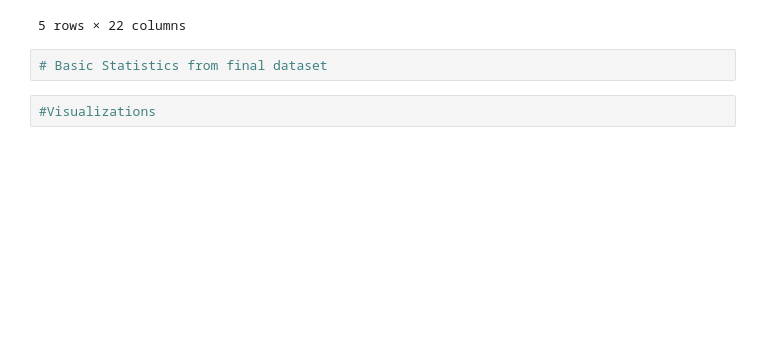
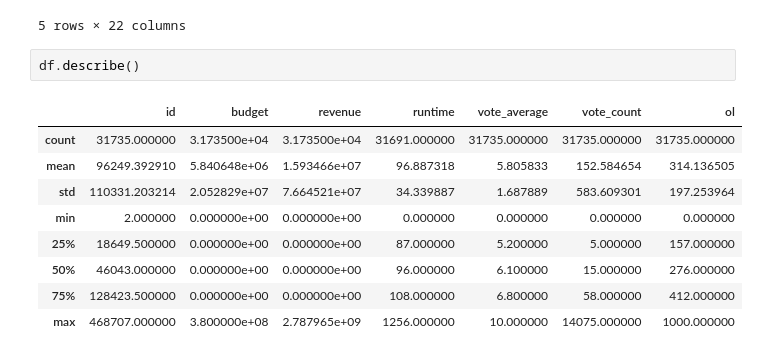
Before and after one commit to shreyas23/MovieBudgetAnalysis, a Jupyter notebook: eda.ipynb, the cells around one changed output. Drawn from its saved outputs; the diff is of its cells as text; blank space fills up the shorter version.

```diff
--- a/eda.ipynb
+++ b/eda.ipynb
@@ -113,7 +113,15 @@ df.head()
 | 3 | [{'cast_id': 1, 'character': 'Sav... | [{'credit_id': '52fe44779251416c9... | 31357 | [{'id': 818, 'name': 'based on no... | False | None | 16000000.0 | [{'id': 35, 'name': 'Comedy'}, {'... | tt0114885 | ... |
 | 4 | [{'cast_id': 1, 'character': 'Geo... | [{'credit_id': '52fe44959251416c7... | 11862 | [{'id': 1009, 'name': 'baby'}, {'... | False | {'id': 96871, 'name': 'Father of ... | 0.0 | [{'id': 35, 'name': 'Comedy'}] | tt0113041 | ... |
 5 rows × 22 columns
-# %%
-# Basic Statistics from final dataset
-# %%
-#Visualizations
+# %%
+df.describe()
+# %% [output]
+|  | id | budget | revenue | runtime | vote_average | vote_count | ol |
+| count | 31735.000000 | 3.173500e+04 | 3.173500e+04 | 31691.000000 | 31735.000000 | 31735.000000 | 31735.000000 |
+| mean | 96249.392910 | 5.840648e+06 | 1.593466e+07 | 96.887318 | 5.805833 | 152.584654 | 314.136505 |
+| std | 110331.203214 | 2.052829e+07 | 7.664521e+07 | 34.339887 | 1.687889 | 583.609301 | 197.253964 |
+| min | 2.000000 | 0.000000e+00 | 0.000000e+00 | 0.000000 | 0.000000 | 0.000000 | 0.000000 |
+| 25% | 18649.500000 | 0.000000e+00 | 0.000000e+00 | 87.000000 | 5.200000 | 5.000000 | 157.000000 |
+| 50% | 46043.000000 | 0.000000e+00 | 0.000000e+00 | 96.000000 | 6.100000 | 15.000000 | 276.000000 |
+| 75% | 128423.500000 | 0.000000e+00 | 0.000000e+00 | 108.000000 | 6.800000 | 58.000000 | 412.000000 |
+| max | 468707.000000 | 3.800000e+08 | 2.787965e+09 | 1256.000000 | 10.000000 | 14075.000000 | 1000.000000 |
```
Also changed, not shown: parts of 6 cells of this notebook.
